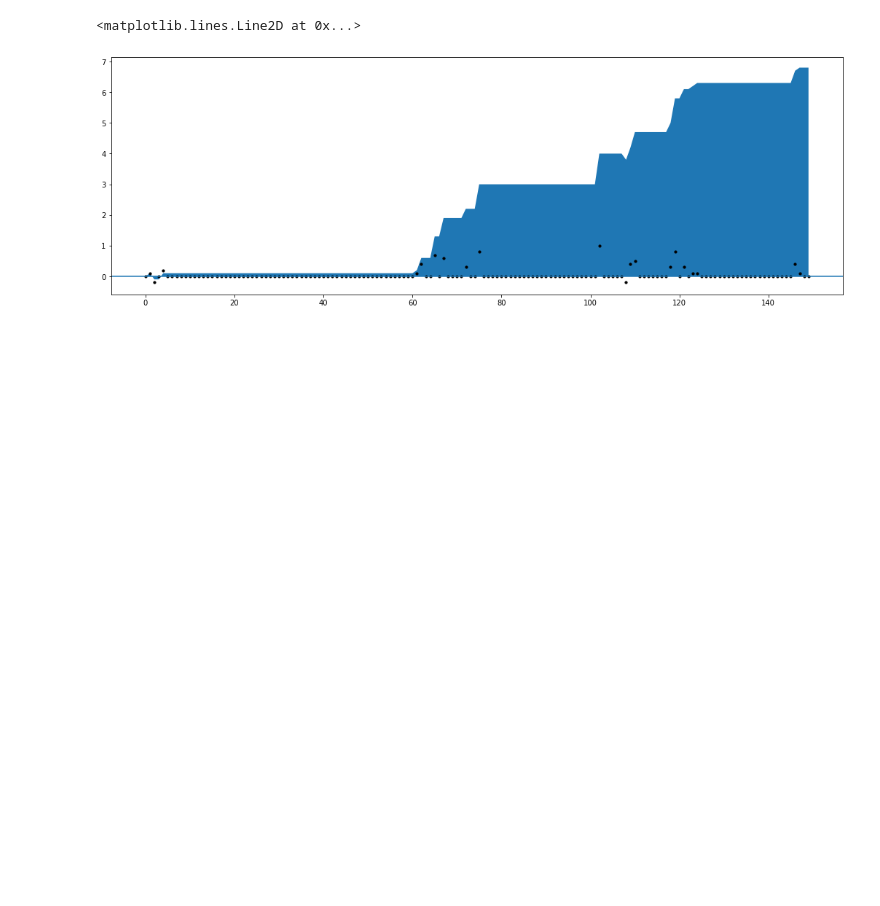
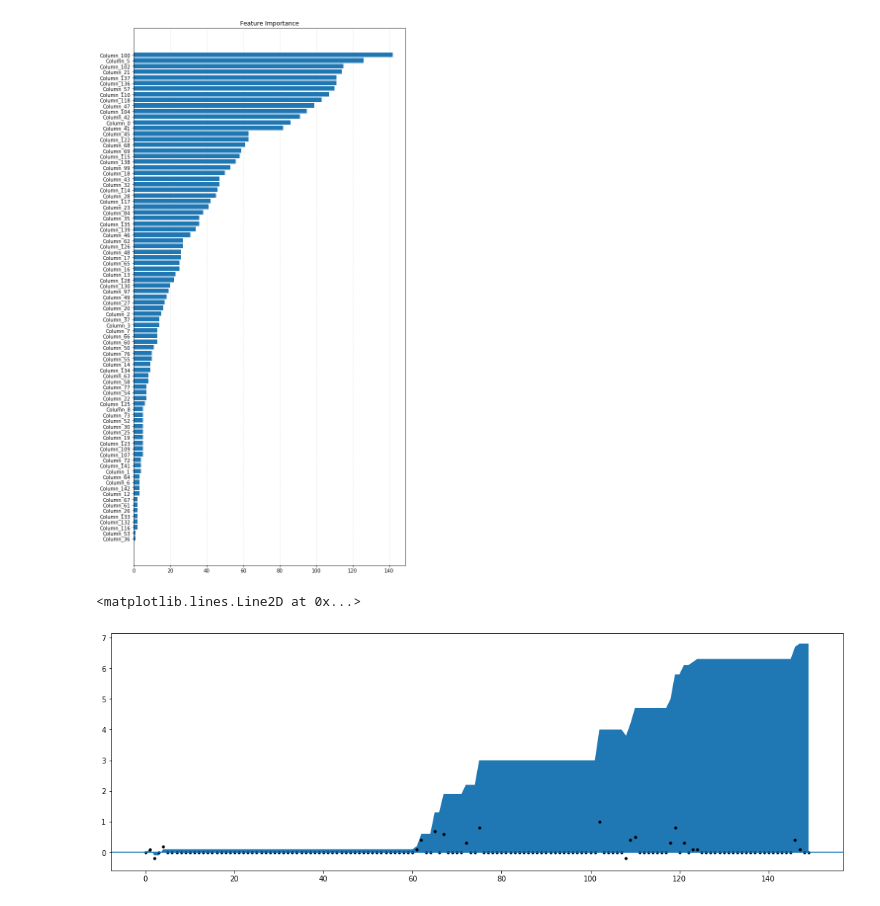
Before and after one commit to maffei2443/meta_experiments, a Jupyter notebook: notebooks/elec2.ipynb, the cells around one changed output. Saved outputs shown, nothing was run; the diff lists cells and outputs as text; code cells hidden in the pictures; blank space fills up the shorter version.

Commit message:
update importance

```diff
--- a/notebooks/elec2.ipynb
+++ b/notebooks/elec2.ipynb
@@ -7,3 +5,21 @@ importance = load('../data/elec2/importance.joblib')
+# %%
+importance = load('../data/elec2/importance.joblib')
+fname = load('../data/elec2/fnames.joblib')
+dic = sorted([(k,v) for k,v in zip(importance, fname) if k > 0])
+importance = [k for k,v in dic]
+fname = [v for k,v in dic]
+pos = np.arange(len(importance))
+# %%
+fig, ax1 = plt.subplots(figsize=(10,20))
+fig.subplots_adjust(left=0.115, right=0.88)
+ax1.set_title('Feature Importance')
+ax1.xaxis.grid(True, linestyle='--', which='major',
+                   color='grey', alpha=.25)
+rects = plt.barh(pos, importance,
+         align='center',
+         tick_label=fname)
+# %% [output]
+[figure, added]
 # %%
 arange = 150
 difference = load('../data/elec2/difference.joblib')[:arange]
```
Also changed, not shown: parts of 1 cell of this notebook, 1 other file.
